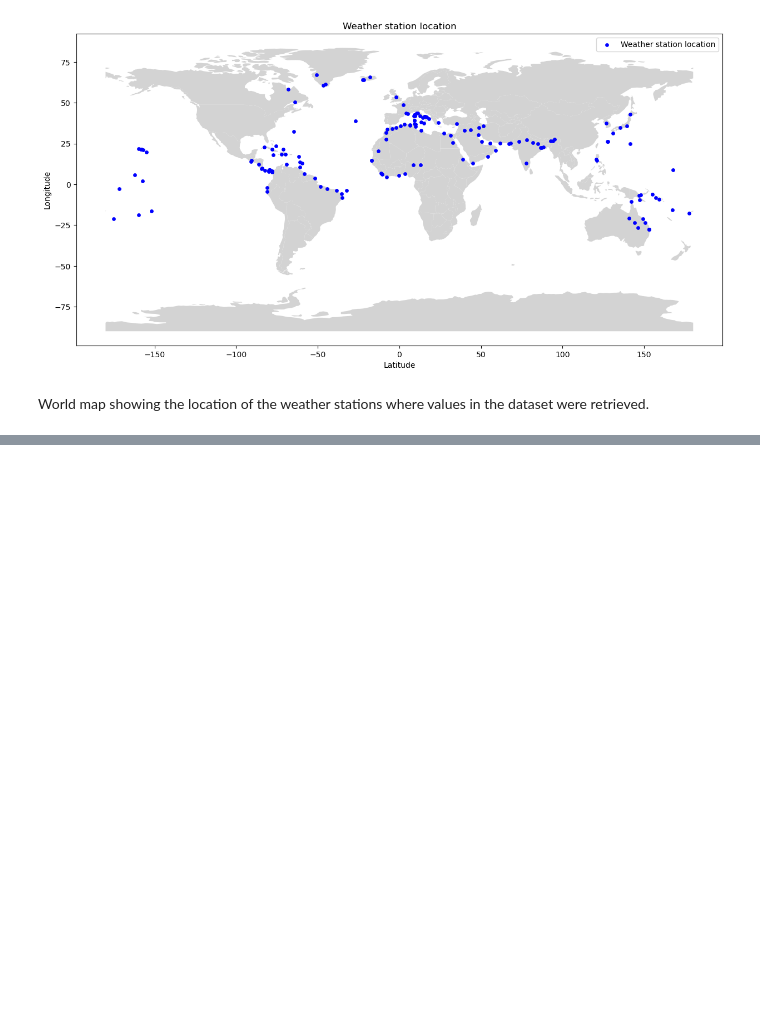
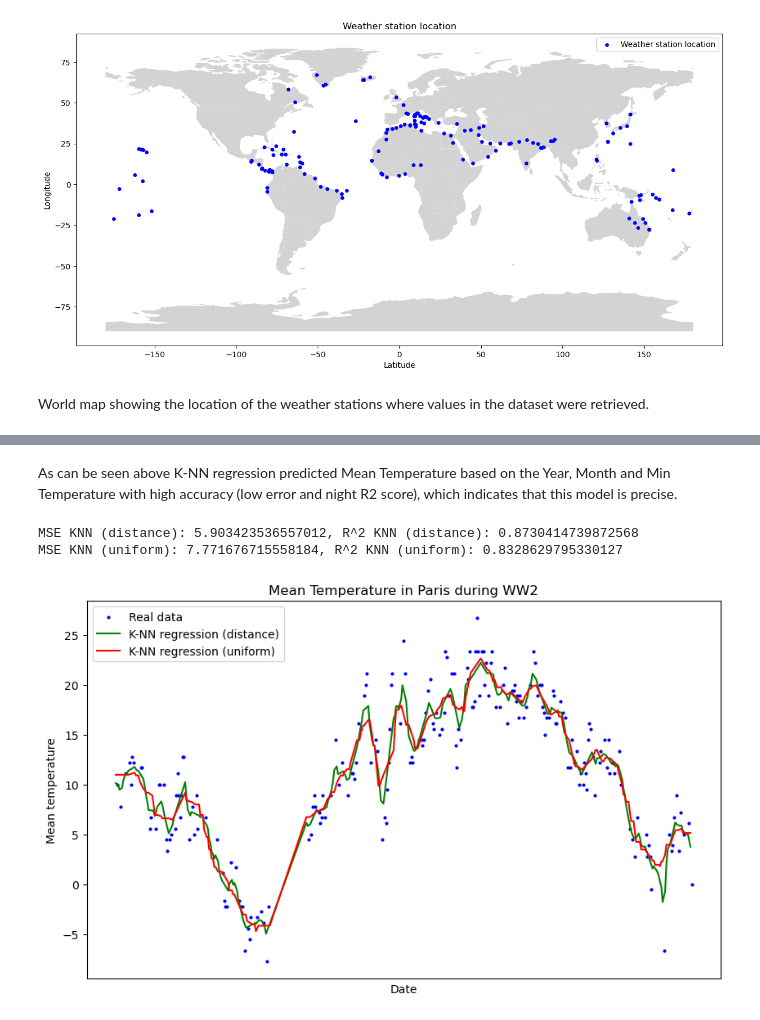
Before and after one commit to adamzulu123/Introduction-to-data-analysis, a Jupyter notebook: Notebook2/Advanced_notebook2_AdamNowak.ipynb, the cells around one changed output, grey strips where cells are left out. Saved outputs shown, nothing was run; the diff lists cells and outputs as text; code cells hidden in the pictures; blank space fills up the shorter version.

```diff
--- a/Notebook2/Advanced_notebook2_AdamNowak.ipynb
+++ b/Notebook2/Advanced_notebook2_AdamNowak.ipynb
@@ -353,0 +412,63 @@ World map showing the location of the weather stations where values in the datas
+# %% [markdown]
+As can be seen above K-NN regression predicted Mean Temperature based on the Year, Month and Min Temperature with high accuracy (low error and night R2 score), which indicates that this model is precise.
+# %%
+#Using this model to predict Mean Temp in Paris in 1940-1945
+#just copied this part of the code from the above
+weather_df = weather_data[weather_data.STA == 34022]
+weather_df.loc[:, 'Date'] = pd.to_datetime(weather_df['Date'])
+X_paris = weather_df[['Date']].map(pd.Timestamp.toordinal).values
+Y_paris = weather_df[['MeanTemp']].values
+
+scaler = StandardScaler()
+X_scaled = scaler.fit_transform(X_paris)
+
+X_train, X_test, y_train, y_test = train_test_split(X_scaled, Y_paris, test_size=0.50, random_state=42)
+
+
+
+#model version 1 ==== use weight 'distance'
+nbrs = KNeighborsRegressor(n_neighbors=8, weights='distance', algorithm='auto')
+nbrs.fit(X_train, y_train)
+y_pred_nbrs = nbrs.predict(X_test)
+mse_knn = mean_squared_error(y_test, y_pred_nbrs)
+R2_knn = nbrs.score(X_test, y_test)
+print(f"MSE KNN (distance): {mse_knn}, R^2 KNN (distance): {R2_knn}")
+
+
+
+#model version 2 ==== use weight 'uniform'
+nbrs2 = KNeighborsRegressor(n_neighbors=8, weights='uniform', algorithm='auto')
+nbrs2.fit(X_train, y_train)
+y_pred_nbrs2 = nbrs2.predict(X_test)
+mse_knn2 = mean_squared_error(y_test, y_pred_nbrs2)
+R2_knn2 = nbrs2.score(X_test, y_test)
+print(f"MSE KNN (uniform): {mse_knn2}, R^2 KNN (uniform): {R2_knn2}")
+
+
+
+#creating plot
+plt.figure(figsize=(10, 6))
+
+#sorting is necessary because split function split data randomly, so the data may be in random order.
+sorted_indices = np.argsort(X_test.flatten())
+X_test_sorted = X_test[sorted_indices]
+
+y_pred_sorted = y_pred_nbrs[sorted_indices]
+y_pred_sorted2 = y_pred_nbrs2[sorted_indices]
+
+#drawing plots
+plt.scatter(X_train, y_train, s=4, c='blue', label='Real data')
+plt.plot(X_test_sorted, y_pred_sorted, color='green', label='K-NN regression (distance)')
+plt.plot(X_test_sorted, y_pred_sorted2, color='red', label='K-NN regression (uniform)')
+
+plt.title("Mean Temperature in Paris during WW2")
+plt.ylabel('Mean temperature')
+plt.xlabel('Date')
+plt.xticks([])
+
+plt.legend(loc='upper left')
+plt.show()
+# %% [output]
+MSE KNN (distance): 5.903423536557012, R^2 KNN (distance): 0.8730414739872568
+MSE KNN (uniform): 7.771676715558184, R^2 KNN (uniform): 0.8328629795330127
+[figure, added]
```
Also changed, not shown: parts of 9 cells of this notebook.
